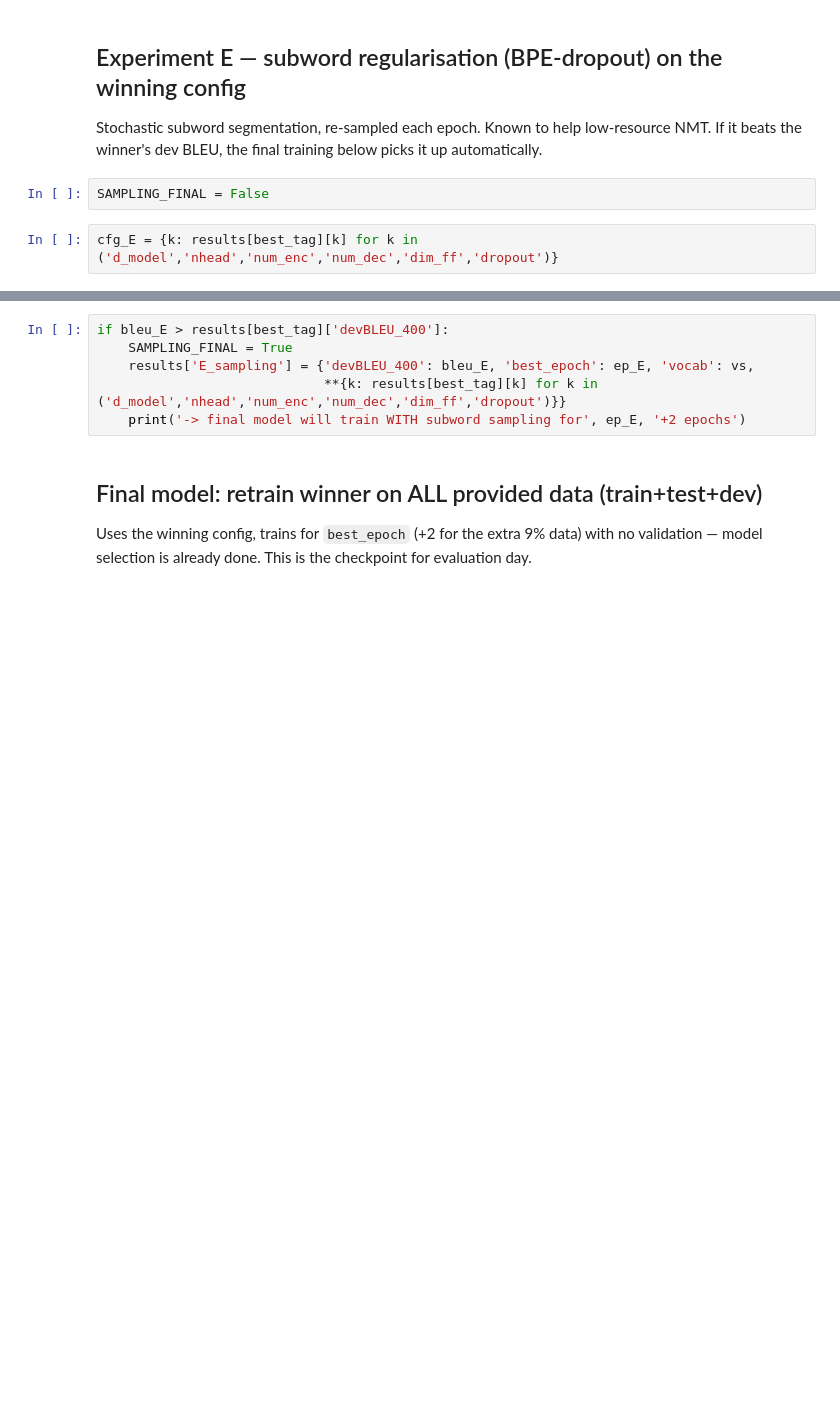
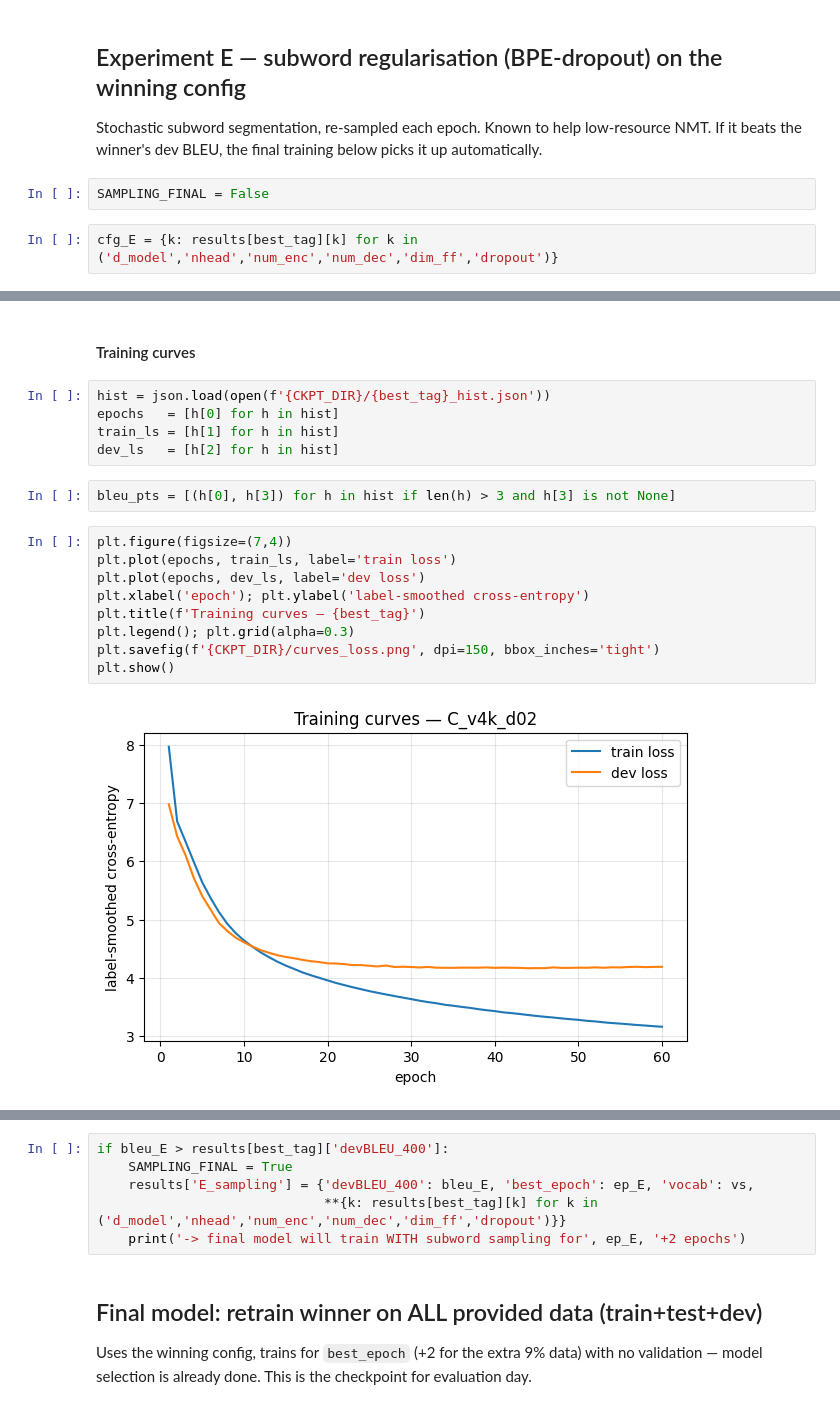
Before and after one commit to KritikaChoudhary2708/Sanskrit-to-English-NMT, a Jupyter notebook: Sanskrit_English_NMT_v2.ipynb, the cells around one changed output, grey strips where cells are left out. Cells and saved outputs as stored; diff of their text form; blank space fills up the shorter version.

```diff
--- a/Sanskrit_English_NMT_v2.ipynb
+++ b/Sanskrit_English_NMT_v2.ipynb
@@ -492,0 +475,20 @@ E (BPE-dropout): devBLEU 0.0715 vs winner 0.0931
+# %% [markdown]
+#### Training curves
+# %%
+hist = json.load(open(f'{CKPT_DIR}/{best_tag}_hist.json'))
+epochs   = [h[0] for h in hist]
+train_ls = [h[1] for h in hist]
+dev_ls   = [h[2] for h in hist]
+# %%
+bleu_pts = [(h[0], h[3]) for h in hist if len(h) > 3 and h[3] is not None]
+# %%
+plt.figure(figsize=(7,4))
+plt.plot(epochs, train_ls, label='train loss')
+plt.plot(epochs, dev_ls, label='dev loss')
+plt.xlabel('epoch'); plt.ylabel('label-smoothed cross-entropy')
+plt.title(f'Training curves — {best_tag}')
+plt.legend(); plt.grid(alpha=0.3)
+plt.savefig(f'{CKPT_DIR}/curves_loss.png', dpi=150, bbox_inches='tight')
+plt.show()
+# %% [output]
+[figure, added]
```
Also changed, not shown: parts of 14 cells of this notebook, 1 other file.
